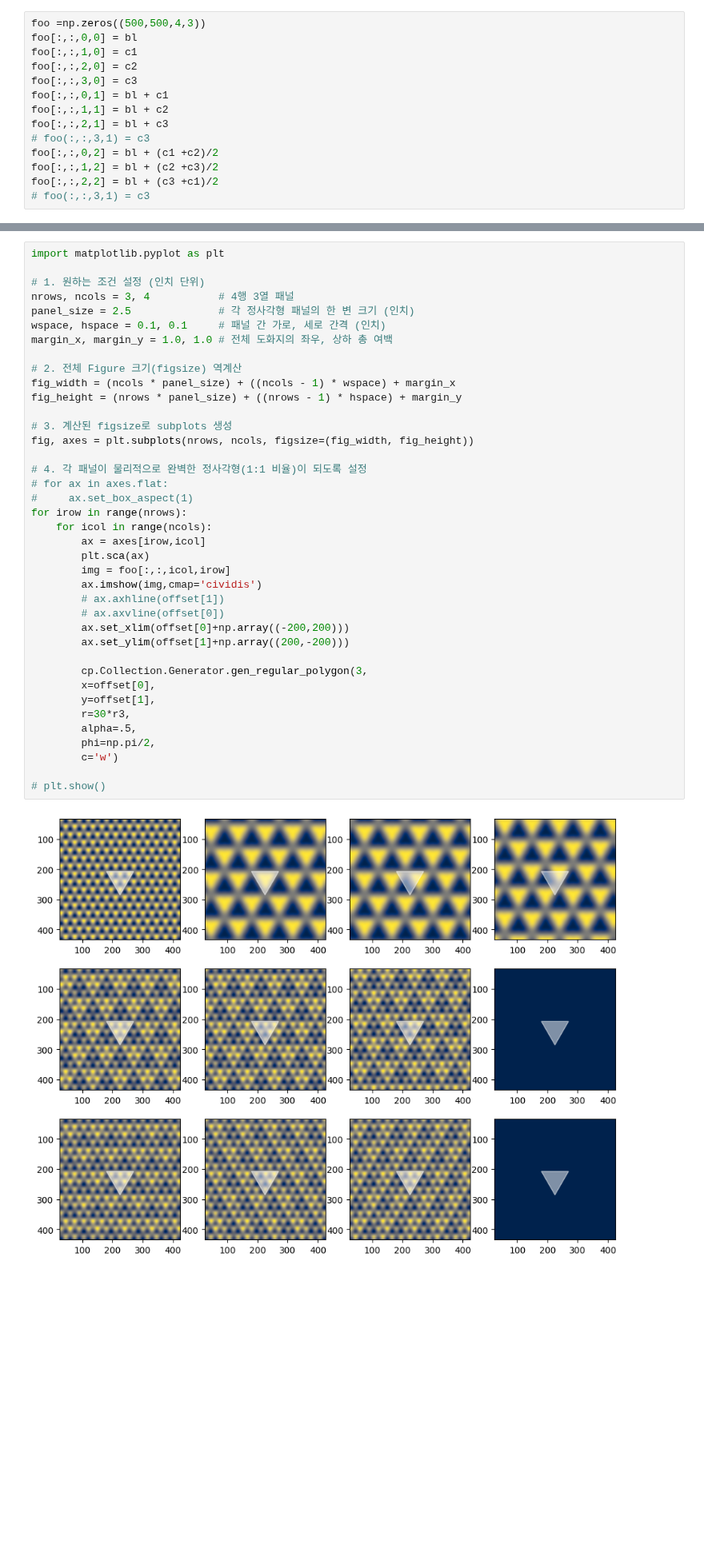
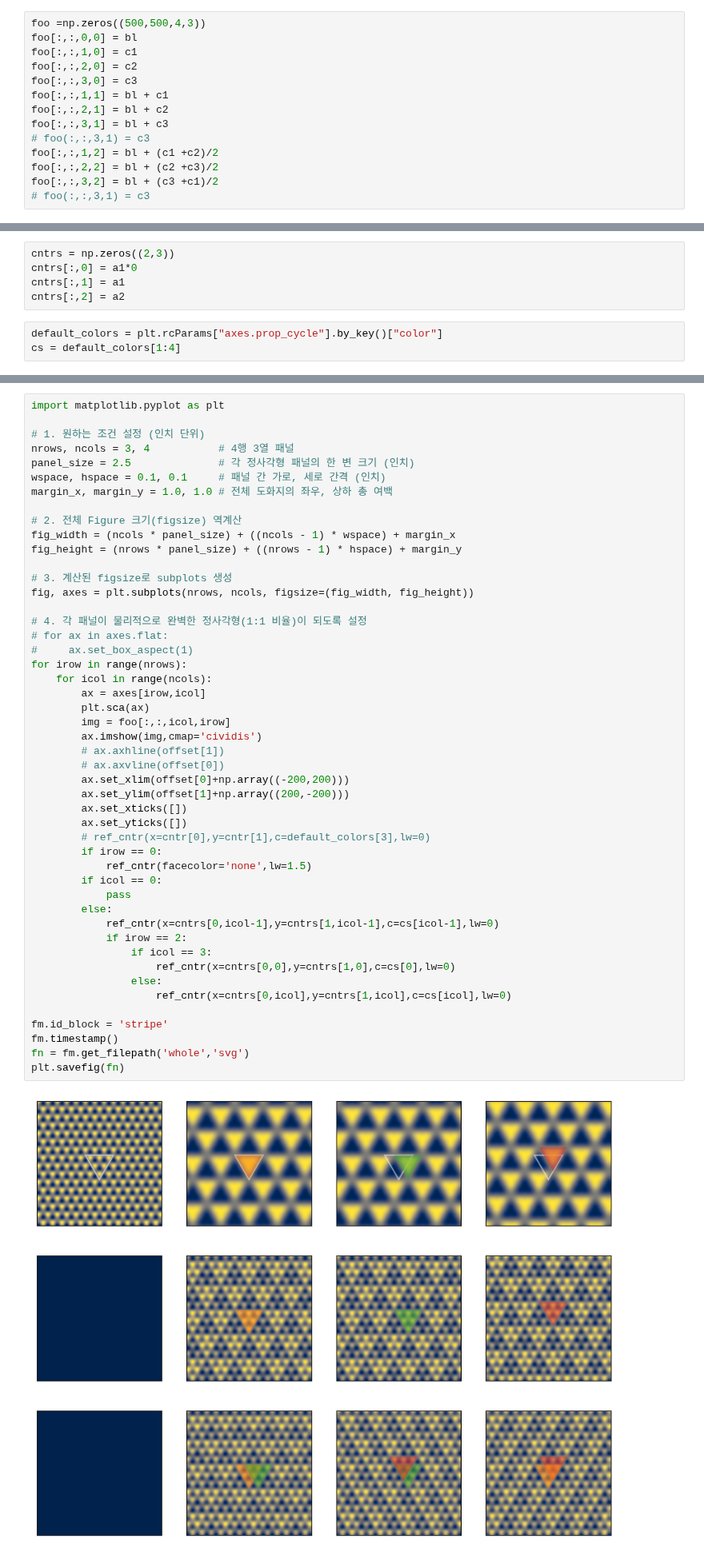
Before and after one commit to Potdooshami/2H_TaSe2_Tc_STM, a Jupyter notebook: H06_simulations.ipynb, the cells around one changed output, grey strips where cells are left out. Shown at 80% size. Saved outputs shown, nothing was run; the diff lists cells and outputs as text; blank space fills up the shorter version.

```diff
--- a/H06_simulations.ipynb
+++ b/H06_simulations.ipynb
@@ -151,11 +160,11 @@ foo[:,:,0,0] = bl
 foo[:,:,1,0] = c1
 foo[:,:,2,0] = c2
 foo[:,:,3,0] = c3
-foo[:,:,0,1] = bl + c1
-foo[:,:,1,1] = bl + c2
-foo[:,:,2,1] = bl + c3
+foo[:,:,1,1] = bl + c1
+foo[:,:,2,1] = bl + c2
+foo[:,:,3,1] = bl + c3
 # foo(:,:,3,1) = c3
-foo[:,:,0,2] = bl + (c1 +c2)/2
-foo[:,:,1,2] = bl + (c2 +c3)/2
-foo[:,:,2,2] = bl + (c3 +c1)/2
+foo[:,:,1,2] = bl + (c1 +c2)/2
+foo[:,:,2,2] = bl + (c2 +c3)/2
+foo[:,:,3,2] = bl + (c3 +c1)/2
 # foo(:,:,3,1) = c3
@@ -186,0 +213,8 @@ for irow in range(nrows):
+# %%
+cntrs = np.zeros((2,3))
+cntrs[:,0] = a1*0
+cntrs[:,1] = a1
+cntrs[:,2] = a2
+# %%
+default_colors = plt.rcParams["axes.prop_cycle"].by_key()["color"]
+cs = default_colors[1:4]
@@ -188,40 +234,49 @@ for irow in range(nrows):
 import matplotlib.pyplot as plt
 
 # 1. 원하는 조건 설정 (인치 단위)
 nrows, ncols = 3, 4           # 4행 3열 패널
 panel_size = 2.5              # 각 정사각형 패널의 한 변 크기 (인치)
 wspace, hspace = 0.1, 0.1     # 패널 간 가로, 세로 간격 (인치)
 margin_x, margin_y = 1.0, 1.0 # 전체 도화지의 좌우, 상하 총 여백
 
 # 2. 전체 Figure 크기(figsize) 역계산
 fig_width = (ncols * panel_size) + ((ncols - 1) * wspace) + margin_x
 fig_height = (nrows * panel_size) + ((nrows - 1) * hspace) + margin_y
 
 # 3. 계산된 figsize로 subplots 생성
 fig, axes = plt.subplots(nrows, ncols, figsize=(fig_width, fig_height))
 
 # 4. 각 패널이 물리적으로 완벽한 정사각형(1:1 비율)이 되도록 설정
 # for ax in axes.flat:
 #     ax.set_box_aspect(1)
 for irow in range(nrows):
     for icol in range(ncols):
         ax = axes[irow,icol]
         plt.sca(ax)
         img = foo[:,:,icol,irow]
         ax.imshow(img,cmap='cividis')
         # ax.axhline(offset[1])
         # ax.axvline(offset[0])
         ax.set_xlim(offset[0]+np.array((-200,200)))
         ax.set_ylim(offset[1]+np.array((200,-200)))
+        ax.set_xticks([])
+        ax.set_yticks([])
+        # ref_cntr(x=cntr[0],y=cntr[1],c=default_colors[3],lw=0)
+        if irow == 0:
+            ref_cntr(facecolor='none',lw=1.5)
+        if icol == 0:
+            pass
+        else:
+            ref_cntr(x=cntrs[0,icol-1],y=cntrs[1,icol-1],c=cs[icol-1],lw=0)
+            if irow == 2:
+                if icol == 3:
+                    ref_cntr(x=cntrs[0,0],y=cntrs[1,0],c=cs[0],lw=0)
+                else:
+                    ref_cntr(x=cntrs[0,icol],y=cntrs[1,icol],c=cs[icol],lw=0)
 
-        cp.Collection.Generator.gen_regular_polygon(3,
-        x=offset[0],
-        y=offset[1],
-        r=30*r3,
-        alpha=.5,
-        phi=np.pi/2,
-        c='w')
-
-# plt.show()
+fm.id_block = 'stripe'
+fm.timestamp()
+fn = fm.get_filepath('whole','svg')
+plt.savefig(fn)
 # %% [output]
-[figure, old version]
+[figure, new version]
```
Also changed, not shown: parts of 6 cells of this notebook, 1 other file.
